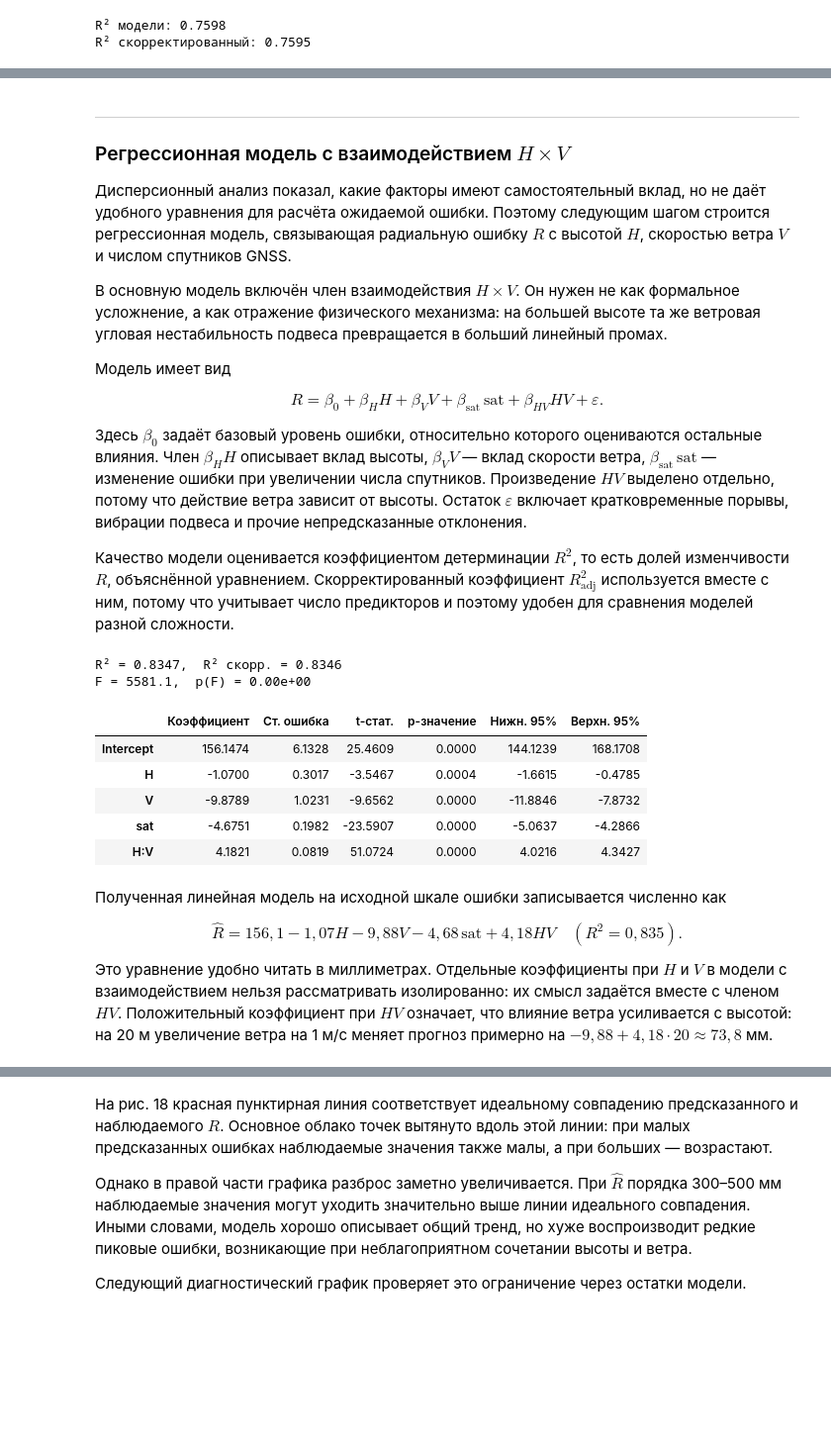
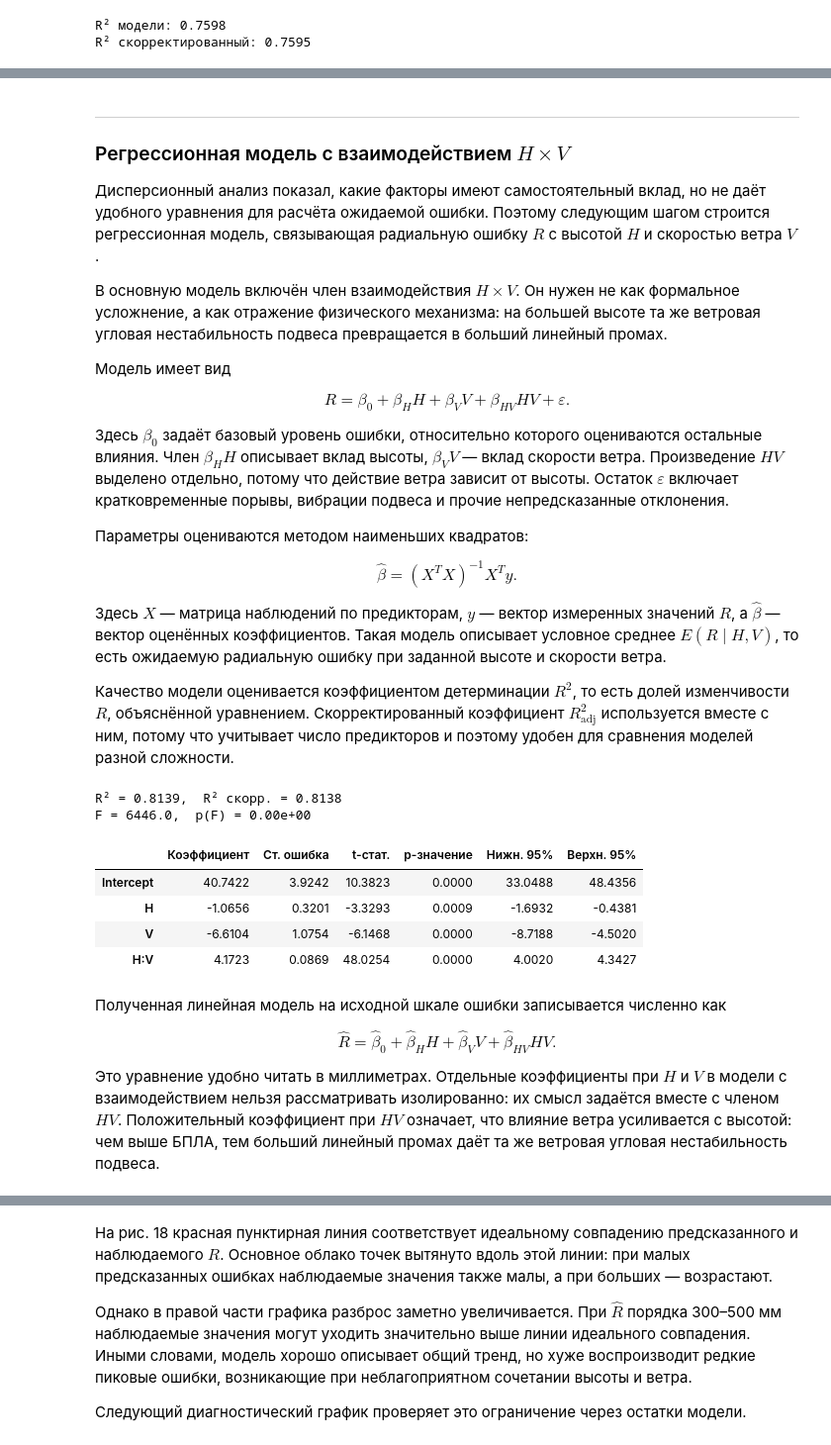
Before and after one commit to Rrisinglight/kandid, a Jupyter notebook: analysis.ipynb, the cells around one changed output, grey strips where cells are left out. Shown at 99% size. Cells and saved outputs as stored; diff of their text form; code cells hidden in the pictures; blank space fills up the shorter version.

```diff
--- a/analysis.ipynb
+++ b/analysis.ipynb
@@ -512,23 +505,3 @@ fig.show()
 На рис. 11 облако точек $(r_x, r_y)$ в центральной области близко к радиально симметричному: ошибки распределены вокруг начала координат без устойчивого вытягивания в одном направлении. Цвет, соответствующий азимуту ветра, перемешан по квадрантам, поэтому выраженной направленной связи между вектором ошибки и направлением ветра не наблюдается.
 
 Для дальнейшей модели это означает, что направление ветра не требуется вводить как отдельную векторную пару признаков. Достаточно использовать скалярную скорость $V$, которая отражает силу ветрового воздействия на подвес.
-# %%
-df["sat_group"] = pd.qcut(df["sat"], 4, labels=False, duplicates="drop")
-sat_labels = (
-    df.groupby("sat_group")["sat"]
-    .agg(["min", "max"])
-    .apply(lambda r: f"{int(r['min'])}–{int(r['max'])}", axis=1)
-)
-df["sat_label"] = df["sat_group"].map(sat_labels)
-sat_order = sorted(sat_labels.values, key=lambda s: int(s.split("–")[0]))
-
-fig = px.box(
-    df, x="sat_label", y="R",
-    title="Рис. 12. Ошибка R по квартилям числа спутников",
-    labels={"sat_label": "Спутники (квартили)", "R": "R (мм)"},
-    color_discrete_sequence=["mediumpurple"],
-    category_orders={"sat_label": sat_order},
-)
-fig.update_layout(height=400)
-ALL_FIGS.append(("fig_12_sat_boxplot", fig))
-fig.show()
@@ -539,6 +510,6 @@ fig.show()
 # %%
-factors = ["H", "V", "sat", "cloud"]
-factor_names = {"H": "Высота", "V": "Ветер", "sat": "Спутники", "cloud": "Обл."}
+factors = ["H", "V", "cloud"]
+factor_names = {"H": "Высота", "V": "Ветер", "cloud": "Обл."}
 corrs = []
 for f in factors:
     rho, p = stats.spearmanr(df[f], df["R"])
@@ -554,10 +525,10 @@ corr_df = pd.DataFrame(corrs)
 fig = px.bar(
     corr_df, x="Фактор", y="ρ Спирмена", text="ρ Спирмена",
     color="|ρ|", color_continuous_scale="Blues",
-    title="Рис. 13. Ранговая корреляция Спирмена каждого фактора с R",
+    title="Рис. 12. Ранговая корреляция Спирмена каждого фактора с R",
 )
 fig.update_traces(texttemplate="%{text:.3f}", textposition="outside")
 fig.update_layout(height=400, coloraxis_showscale=False, yaxis_title="ρ Спирмена")
-ALL_FIGS.append(("fig_13_spearman", fig))
+ALL_FIGS.append(("fig_12_spearman", fig))
 fig.show()
 # %% [markdown]
@@ -821,52 +798,59 @@ fig.show()
 ---
 ### Регрессионная модель с взаимодействием $H \times V$
 
-Дисперсионный анализ показал, какие факторы имеют самостоятельный вклад, но не даёт удобного уравнения для расчёта ожидаемой ошибки. Поэтому следующим шагом строится регрессионная модель, связывающая радиальную ошибку $R$ с высотой $H$, скоростью ветра $V$ и числом спутников GNSS.
+Дисперсионный анализ показал, какие факторы имеют самостоятельный вклад, но не даёт удобного уравнения для расчёта ожидаемой ошибки. Поэтому следующим шагом строится регрессионная модель, связывающая радиальную ошибку $R$ с высотой $H$ и скоростью ветра $V$.
 
 В основную модель включён член взаимодействия $H \times V$. Он нужен не как формальное усложнение, а как отражение физического механизма: на большей высоте та же ветровая угловая нестабильность подвеса превращается в больший линейный промах.
 
 Модель имеет вид
 
 $$
-R = \beta_0 + \beta_H H + \beta_V V + \beta_{\text{sat}}\,\text{sat} + \beta_{HV}HV + \varepsilon.
+R = \beta_0 + \beta_H H + \beta_V V + \beta_{HV}HV + \varepsilon.
 $$
 
-Здесь $\beta_0$ задаёт базовый уровень ошибки, относительно которого оцениваются остальные влияния. Член $\beta_H H$ описывает вклад высоты, $\beta_V V$ — вклад скорости ветра, $\beta_{\text{sat}}\,\text{sat}$ — изменение ошибки при увеличении числа спутников. Произведение $HV$ выделено отдельно, потому что действие ветра зависит от высоты. Остаток $\varepsilon$ включает кратковременные порывы, вибрации подвеса и прочие непредсказанные отклонения.
+Здесь $\beta_0$ задаёт базовый уровень ошибки, относительно которого оцениваются остальные влияния. Член $\beta_H H$ описывает вклад высоты, $\beta_V V$ — вклад скорости ветра. Произведение $HV$ выделено отдельно, потому что действие ветра зависит от высоты. Остаток $\varepsilon$ включает кратковременные порывы, вибрации подвеса и прочие непредсказанные отклонения.
+
+Параметры оцениваются методом наименьших квадратов:
+
+$$
+\hat\beta=(X^TX)^{-1}X^Ty.
+$$
+
+Здесь $X$ — матрица наблюдений по предикторам, $y$ — вектор измеренных значений $R$, а $\hat\beta$ — вектор оценённых коэффициентов. Такая модель описывает условное среднее $E(R\mid H,V)$, то есть ожидаемую радиальную ошибку при заданной высоте и скорости ветра.
 
 Качество модели оценивается коэффициентом детерминации $R^2$, то есть долей изменчивости $R$, объяснённой уравнением. Скорректированный коэффициент $R^2_{\text{adj}}$ используется вместе с ним, потому что учитывает число предикторов и поэтому удобен для сравнения моделей разной сложности.
 # %%
-reg_model = ols("R ~ H + V + sat + H:V", data=df).fit()
+reg_model = ols("R ~ H + V + H:V", data=df).fit()
 
 coef_df = pd.DataFrame({
     "Коэффициент": reg_model.params,
     "Ст. ошибка": reg_model.bse,
     "t-стат.": reg_model.tvalues,
     "p-значение": reg_model.pvalues,
     "Нижн. 95%": reg_model.conf_int()[0],
     "Верхн. 95%": reg_model.conf_int()[1],
 }).round(4)
 
 print(f"R² = {reg_model.rsquared:.4f},  R² скорр. = {reg_model.rsquared_adj:.4f}")
 print(f"F = {reg_model.fvalue:.1f},  p(F) = {reg_model.f_pvalue:.2e}")
 print()
 display(coef_df)
 # %% [output]
-R² = 0.8347,  R² скорр. = 0.8346
-F = 5581.1,  p(F) = 0.00e+00
+R² = 0.8139,  R² скорр. = 0.8138
+F = 6446.0,  p(F) = 0.00e+00
 |  | Коэффициент | Ст. ошибка | t-стат. | p-значение | Нижн. 95% | Верхн. 95% |
-| Intercept | 156.1474 | 6.1328 | 25.4609 | 0.0000 | 144.1239 | 168.1708 |
-| H | -1.0700 | 0.3017 | -3.5467 | 0.0004 | -1.6615 | -0.4785 |
-| V | -9.8789 | 1.0231 | -9.6562 | 0.0000 | -11.8846 | -7.8732 |
-| sat | -4.6751 | 0.1982 | -23.5907 | 0.0000 | -5.0637 | -4.2866 |
-| H:V | 4.1821 | 0.0819 | 51.0724 | 0.0000 | 4.0216 | 4.3427 |
+| Intercept | 40.7422 | 3.9242 | 10.3823 | 0.0000 | 33.0488 | 48.4356 |
+| H | -1.0656 | 0.3201 | -3.3293 | 0.0009 | -1.6932 | -0.4381 |
+| V | -6.6104 | 1.0754 | -6.1468 | 0.0000 | -8.7188 | -4.5020 |
+| H:V | 4.1723 | 0.0869 | 48.0254 | 0.0000 | 4.0020 | 4.3427 |
 # %% [markdown]
 Полученная линейная модель на исходной шкале ошибки записывается численно как
 
 $$
-\hat{R} = 156{,}1 - 1{,}07H - 9{,}88V - 4{,}68\,\mathrm{sat} + 4{,}18HV \quad (R^2 = 0{,}835).
+\hat{R} = \hat\beta_0 + \hat\beta_H H + \hat\beta_V V + \hat\beta_{HV}HV.
 $$
 
-Это уравнение удобно читать в миллиметрах. Отдельные коэффициенты при $H$ и $V$ в модели с взаимодействием нельзя рассматривать изолированно: их смысл задаётся вместе с членом $HV$. Положительный коэффициент при $HV$ означает, что влияние ветра усиливается с высотой: на 20 м увеличение ветра на 1 м/с меняет прогноз примерно на $-9{,}88 + 4{,}18 \cdot 20 \approx 73{,}8$ мм.
+Это уравнение удобно читать в миллиметрах. Отдельные коэффициенты при $H$ и $V$ в модели с взаимодействием нельзя рассматривать изолированно: их смысл задаётся вместе с членом $HV$. Положительный коэффициент при $HV$ означает, что влияние ветра усиливается с высотой: чем выше БПЛА, тем больший линейный промах даёт та же ветровая угловая нестабильность подвеса.
 # %%
 show_eq(reg_model)
 # %% [output]
```
Also changed, not shown: parts of 62 cells of this notebook, 31 other files.
